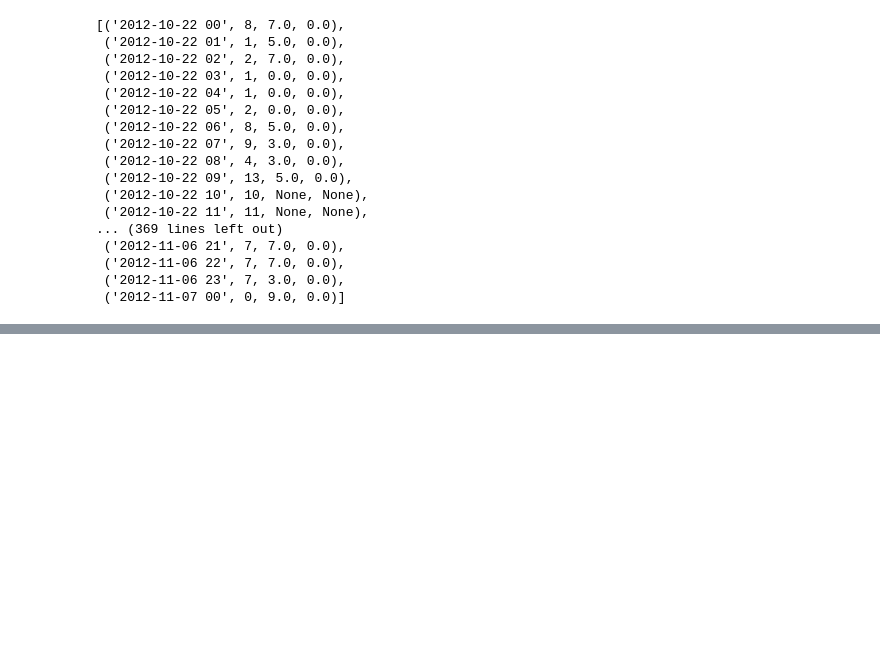
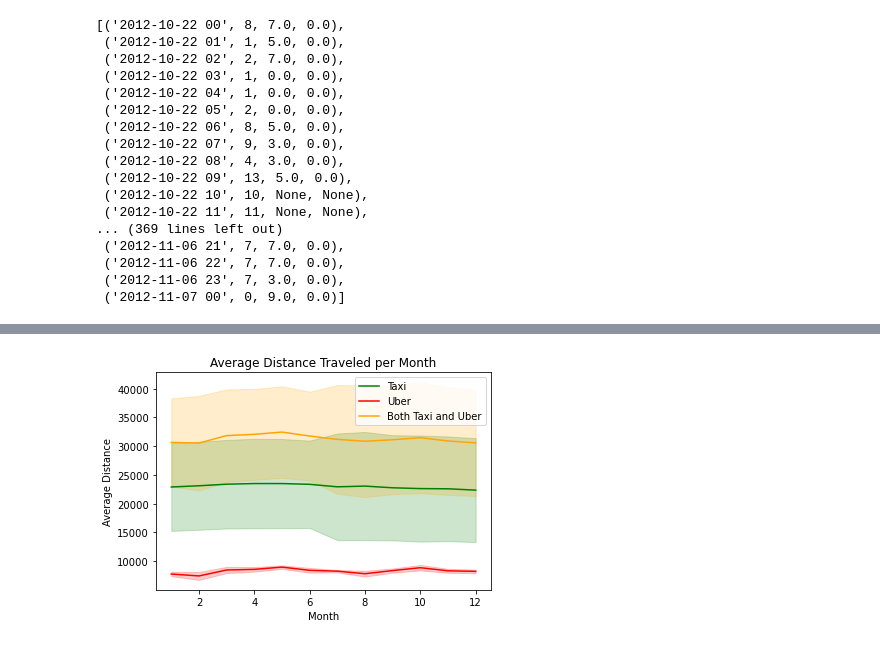
Before and after one commit to Vivian-QwYu/Final-Project-IEOR4501, a Jupyter notebook: Final project_IEOR4501.ipynb, the cells around one changed output, grey strips where cells are left out. Drawn from its saved outputs; the diff is of its cells as text; code cells hidden in the pictures; blank space fills up the shorter version.

```diff
--- a/Final project_IEOR4501.ipynb
+++ b/Final project_IEOR4501.ipynb
@@ -653,0 +740,4 @@ query_to_file(QUERY_STMT_6, query_file_6)
+# %%
+ave_distance_month()
+# %% [output]
+[figure, added]
```
Also changed, not shown: parts of 9 cells of this notebook.
